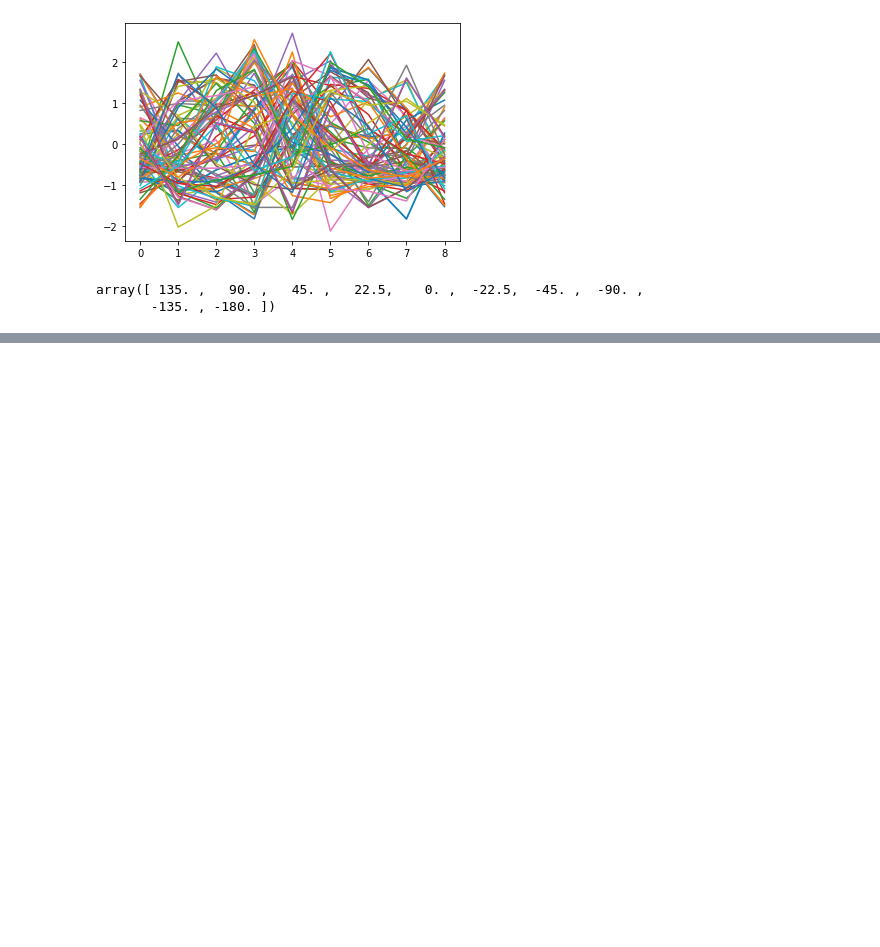
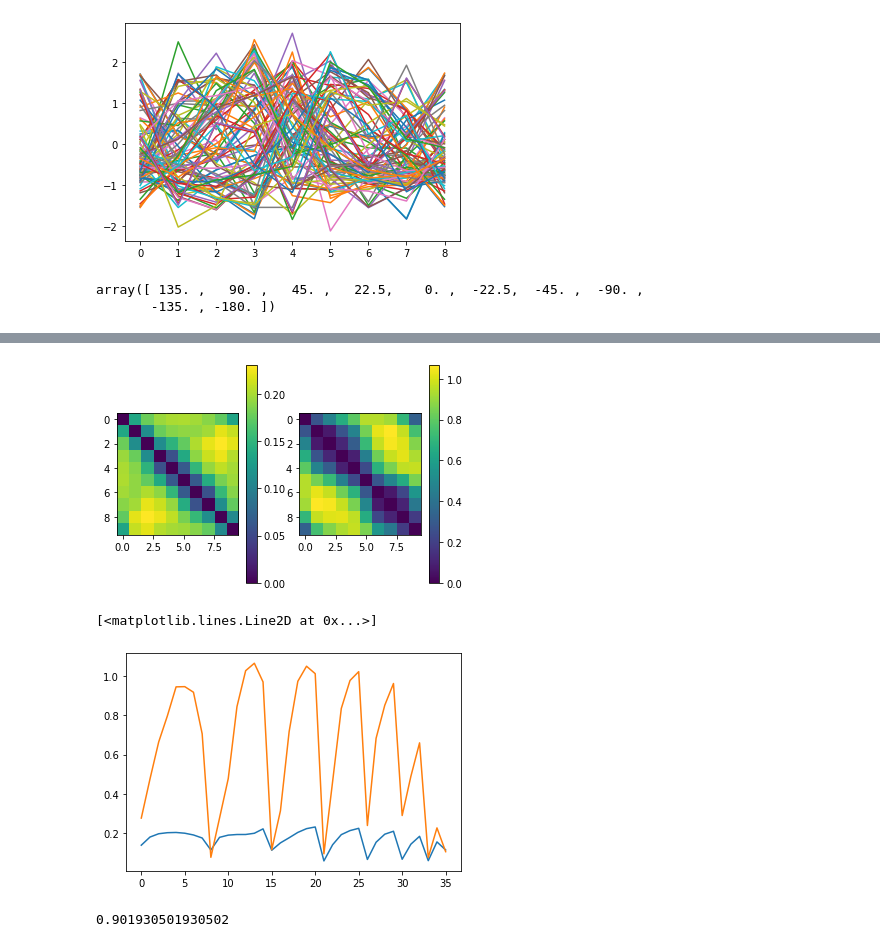
Before and after one commit to patrickmineault/your-head-is-there-to-move-you-around, a Jupyter notebook: scripts/RDMs of MSTd and VIP.ipynb, the cells around one changed output, grey strips where cells are left out. Saved outputs shown, nothing was run; the diff lists cells and outputs as text; code cells hidden in the pictures; blank space fills up the shorter version.

```diff
--- a/scripts/RDMs of MSTd and VIP.ipynb
+++ b/scripts/RDMs of MSTd and VIP.ipynb
@@ -98,0 +96,31 @@ AttributeError: module 'numpy' has no attribute 'sorted'
+# %%
+# Load an example RDM
+import pickle
+
+with open('/mnt/d/Documents/brain-scorer/wandb/run-20210127_204659-1t6ppsvv/files/optimal_weights.pkl', 'rb') as f:
+    w = pickle.load(f)
+
+plt.subplot(121)
+plt.imshow(w['rdm_X'])
+plt.colorbar()
+
+plt.subplot(122)
+plt.imshow(w['rdm_Y'])
+plt.colorbar()
+
+plt.show()
+
+ii, jj = np.triu_indices(9, k=1)
+plt.plot(w['rdm_X'][ii,jj])
+plt.plot(w['rdm_Y'][ii,jj])
+# %% [output]
+[figure, added]
+[<matplotlib.lines.Line2D at 0x...>]
+[figure, added]
+# %%
+import scipy.stats
+
+xidx = np.argsort(w['rdm_X'][ii,jj])
+scipy.stats.spearmanr(w['rdm_X'][ii,jj], w['rdm_Y'][ii,jj]).correlation
+# %% [output]
+0.901930501930502
```
Also changed, not shown: parts of 1 cell of this notebook, 5 other files.
